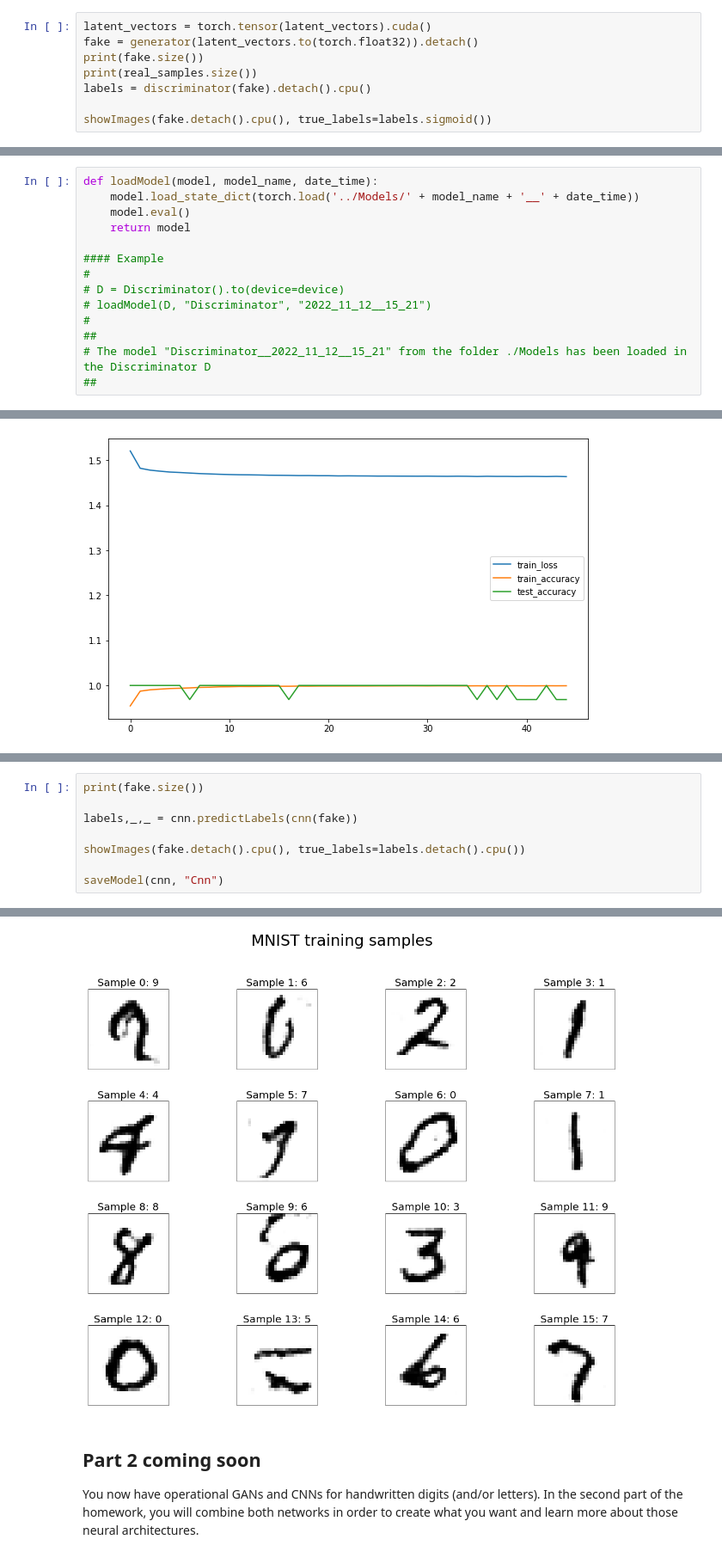
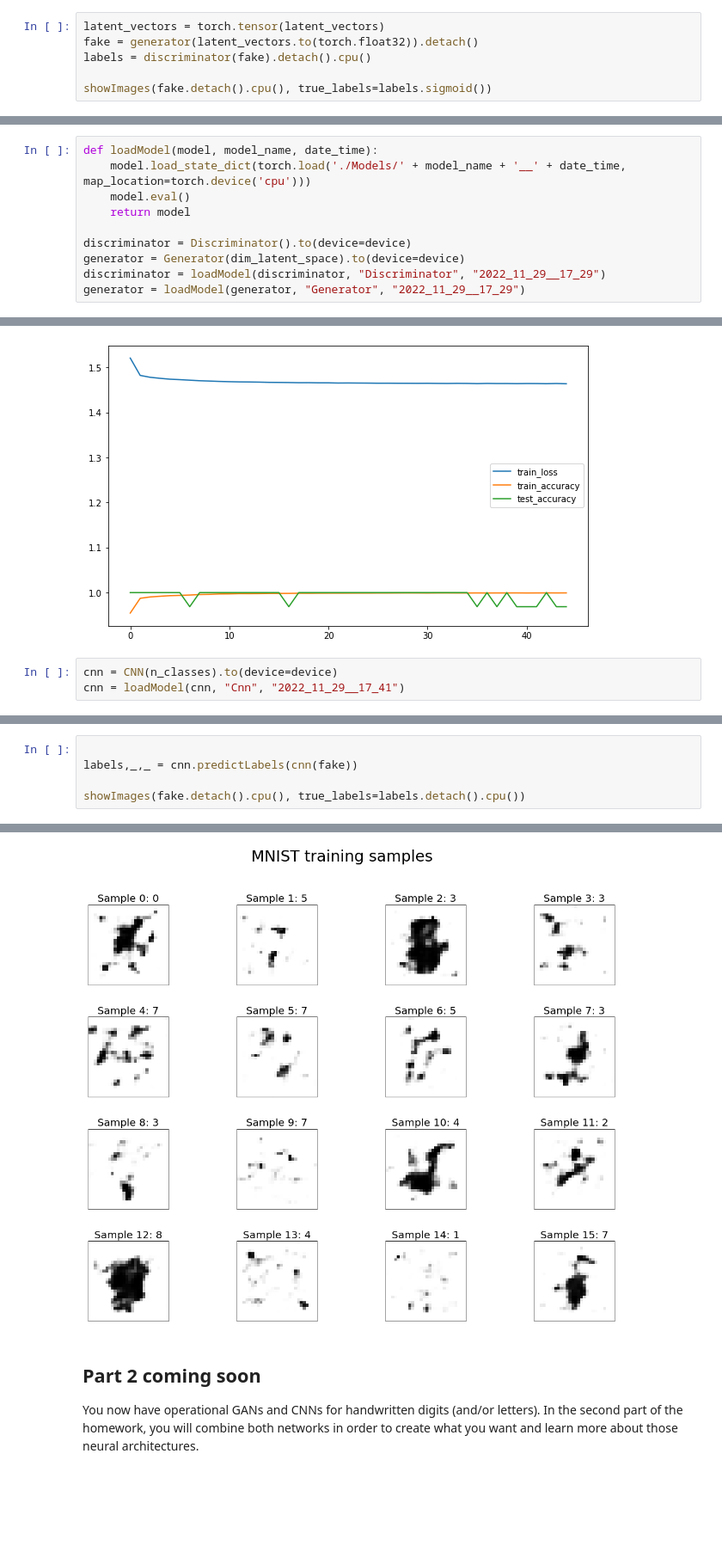
Before and after one commit to PierreRemacle/LINMA2472_P1-, a Jupyter notebook: HW3_from_colab.ipynb, the cells around one changed output, grey strips where cells are left out. Shown at 86% size. Drawn from its saved outputs; the diff is of its cells as text; blank space fills up the shorter version.

Commit message:
Load

```diff
--- a/HW3_from_colab.ipynb
+++ b/HW3_from_colab.ipynb
@@ -678,8 +661,6 @@ error_generator_loss :  [1.96313652 0.75367976 0.72139719 0.71672468 0.71732519
 # %%
-latent_vectors = torch.tensor(latent_vectors).cuda()
+latent_vectors = torch.tensor(latent_vectors)
 fake = generator(latent_vectors.to(torch.float32)).detach()
-print(fake.size())
-print(real_samples.size())
 labels = discriminator(fake).detach().cpu()
 
 showImages(fake.detach().cpu(), true_labels=labels.sigmoid())
@@ -719,18 +698,14 @@ However, be careful. You will have to first recreate a new instance of your clas
 You can of course modify the function loadModel as you wish.
 # %%
 def loadModel(model, model_name, date_time):
-    model.load_state_dict(torch.load('../Models/' + model_name + '__' + date_time))
+    model.load_state_dict(torch.load('./Models/' + model_name + '__' + date_time, map_location=torch.device('cpu')))
     model.eval()
     return model
 
-#### Example
-#
-# D = Discriminator().to(device=device)
-# loadModel(D, "Discriminator", "2022_11_12__15_21")
-#
-##
-# The model "Discriminator__2022_11_12__15_21" from the folder ./Models has been loaded in the Discriminator D
-##
+discriminator = Discriminator().to(device=device)
+generator = Generator(dim_latent_space).to(device=device)
+discriminator = loadModel(discriminator, "Discriminator", "2022_11_29__17_29")
+generator = loadModel(generator, "Generator", "2022_11_29__17_29")
 # %% [markdown]
 ## Section 2: Train a CNN on MNIST for image classification
 In this second part, you are asked to train and test a CNN for the classification of handwritten numbers (and letters).
@@ -995,3 +970,6 @@ plt.show()
 # TO COMPLETE
 # %% [output]
 [figure]
+# %%
+cnn = CNN(n_classes).to(device=device)
+cnn = loadModel(cnn, "Cnn", "2022_11_29__17_41")
@@ -998,9 +978,6 @@ plt.show()
 # %%
-print(fake.size())
 
 labels,_,_ = cnn.predictLabels(cnn(fake))
 
 showImages(fake.detach().cpu(), true_labels=labels.detach().cpu())
-
-saveModel(cnn, "Cnn")
 # %% [output]
@@ -1008,4 +984,4 @@ torch.Size([32, 1, 28, 28])
-[figure, old version]
+[figure, new version]
 # %% [markdown]
 ## Part 2 coming soon
 You now have operational GANs and CNNs for handwritten digits (and/or letters). In the second part of the homework, you will combine both networks in order to create what you want and learn more about those neural architectures.
```
Also changed, not shown: parts of 8 cells of this notebook, 1 other file.
